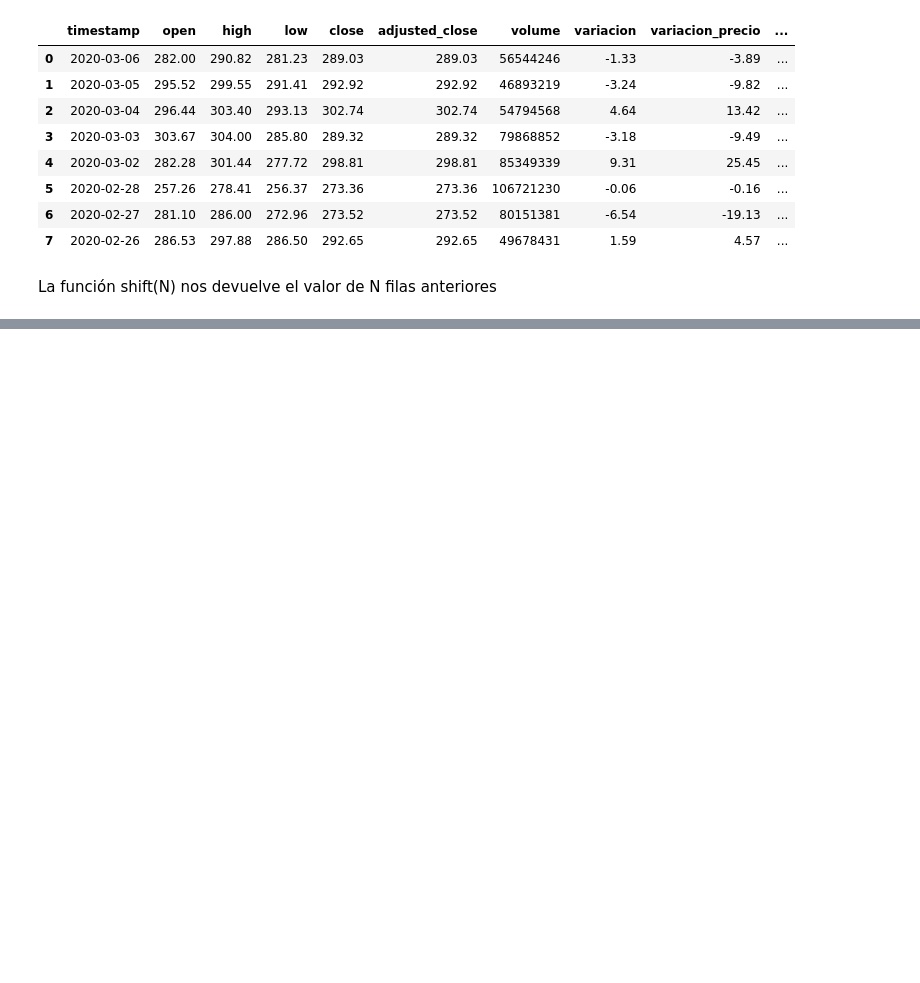
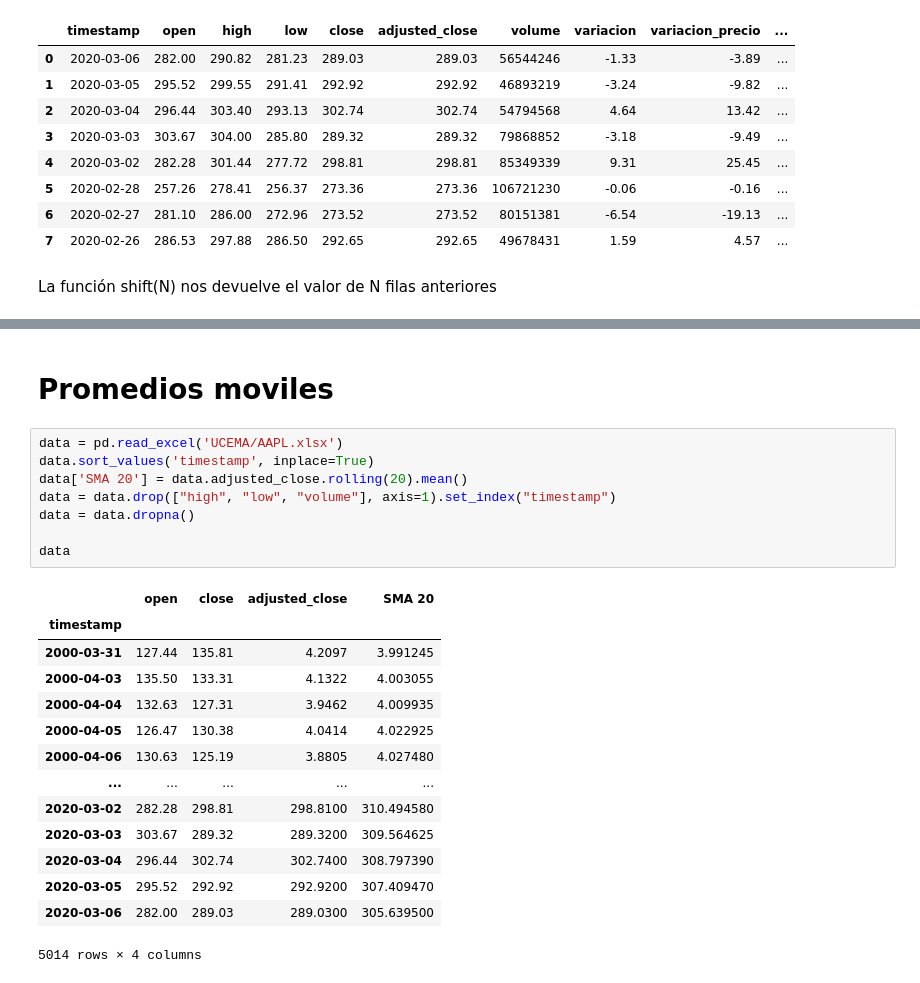
Before and after one commit to AucaCoyan/exp-quant, a Jupyter notebook: Libro2-Pandas.ipynb, the cells around one changed output, grey strips where cells are left out. Saved outputs shown, nothing was run; the diff lists cells and outputs as text; blank space fills up the shorter version.

```diff
--- a/Libro2-Pandas.ipynb
+++ b/Libro2-Pandas.ipynb
@@ -593,0 +647,25 @@ La función shift(N) nos devuelve el valor de N filas anteriores
+# %% [markdown]
+# Promedios moviles
+# %%
+data = pd.read_excel('UCEMA/AAPL.xlsx')
+data.sort_values('timestamp', inplace=True)
+data['SMA 20'] = data.adjusted_close.rolling(20).mean()
+data = data.drop(["high", "low", "volume"], axis=1).set_index("timestamp")
+data = data.dropna()
+
+data
+# %% [output]
+|  | open | close | adjusted_close | SMA 20 |
+| timestamp |  |  |  |  |
+| 2000-03-31 | 127.44 | 135.81 | 4.2097 | 3.991245 |
+| 2000-04-03 | 135.50 | 133.31 | 4.1322 | 4.003055 |
+| 2000-04-04 | 132.63 | 127.31 | 3.9462 | 4.009935 |
+| 2000-04-05 | 126.47 | 130.38 | 4.0414 | 4.022925 |
+| 2000-04-06 | 130.63 | 125.19 | 3.8805 | 4.027480 |
+| ... | ... | ... | ... | ... |
+| 2020-03-02 | 282.28 | 298.81 | 298.8100 | 310.494580 |
+| 2020-03-03 | 303.67 | 289.32 | 289.3200 | 309.564625 |
+| 2020-03-04 | 296.44 | 302.74 | 302.7400 | 308.797390 |
+| 2020-03-05 | 295.52 | 292.92 | 292.9200 | 307.409470 |
+| 2020-03-06 | 282.00 | 289.03 | 289.0300 | 305.639500 |
+5014 rows × 4 columns
```
Also changed, not shown: parts of 8 cells of this notebook.
